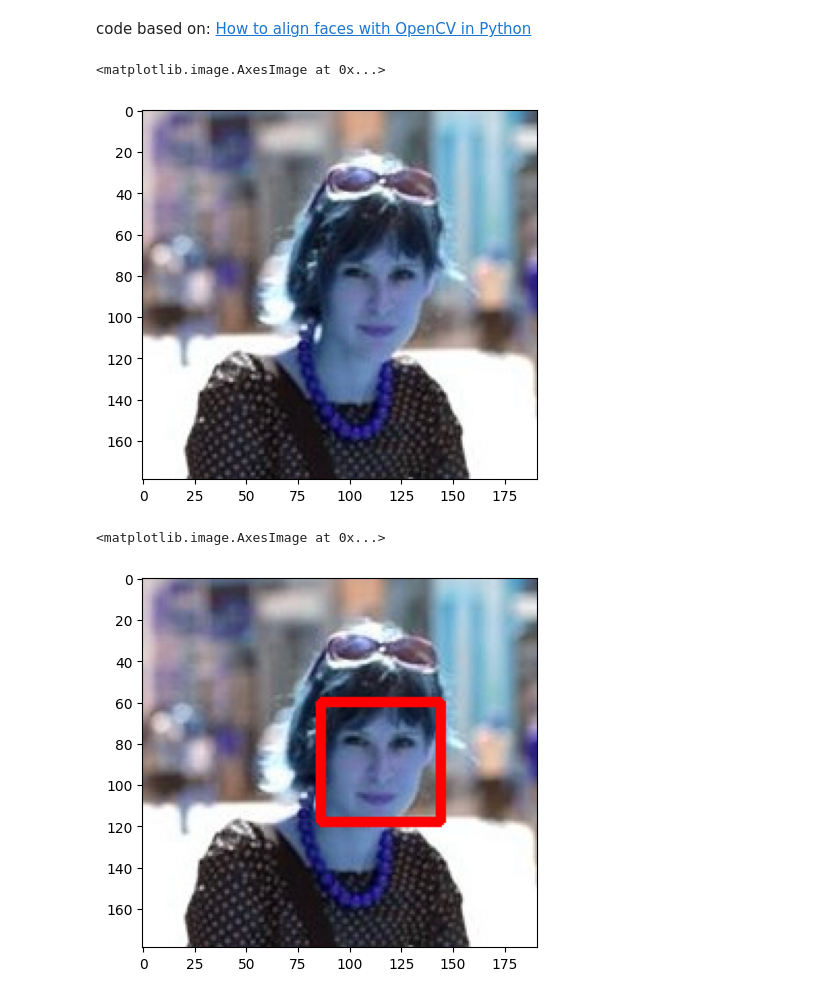
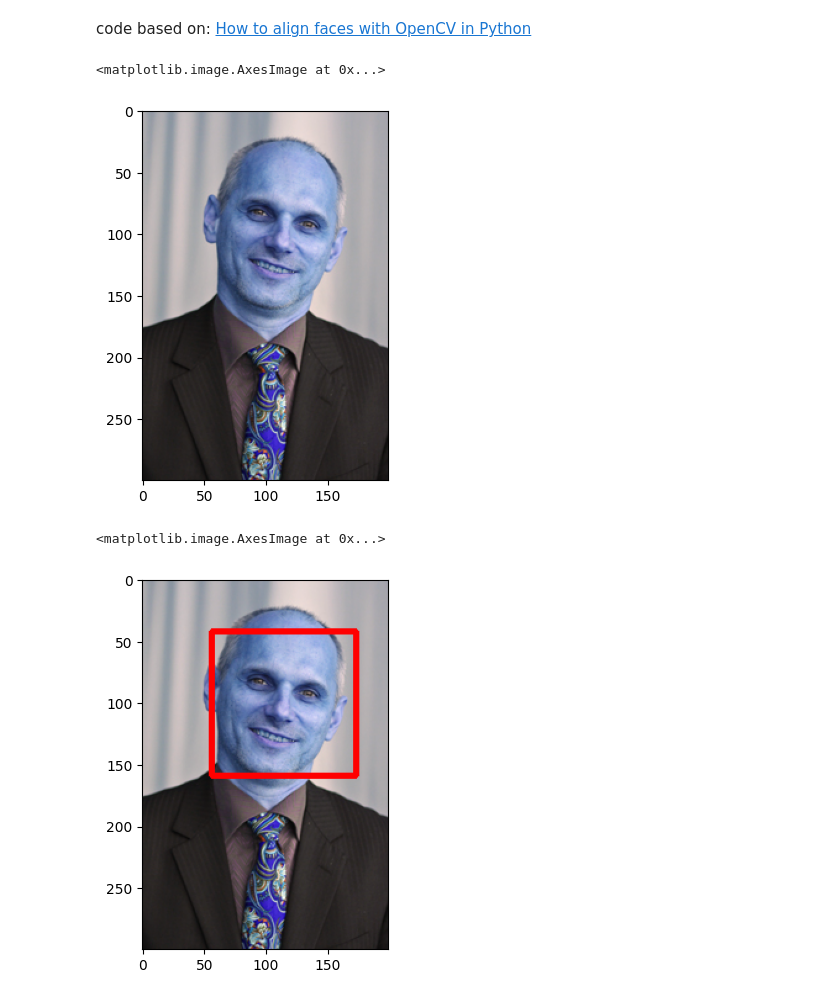
Before and after one commit to vikion/eigenfaces, a Jupyter notebook: face_alignment_demo.ipynb, the cells around one changed output. Saved outputs shown, nothing was run; the diff lists cells and outputs as text; code cells hidden in the pictures.

```diff
--- a/face_alignment_demo.ipynb
+++ b/face_alignment_demo.ipynb
@@ -10,10 +10,13 @@ eye_cascade = cv2.CascadeClassifier(cv2.data.haarcascades + "haarcascade_eye.xml
 # %%
 img = cv2.imread('./kdmfi-kjp-ktvs-turany/photos/leginusova1-ktvs.jpg')
 img = cv2.imread('./photos/AIN extra_Barbora Cimrova.jpg')
+img = cv2.imread('./photos/KTVS_leginusova1-ktvs.jpg')
+img = cv2.imread('./photos/MAT_kollar53.jpg')
+img = cv2.imread('./photos/AIN_Roman Durikovic.jpg')
 plt.imshow(img)
 # %% [output]
 <matplotlib.image.AxesImage at 0x...>
-[figure, old version]
+[figure, new version]
 # %%
 grayscale = cv2.cvtColor(img, cv2.COLOR_BGR2GRAY)
 faces = face_cascade.detectMultiScale(grayscale, 1.1, 4)
@@ -28,7 +31,7 @@ cv2.rectangle(img, (x,y) ,(x+w, y+h), (255,0,0), 3)
 plt.imshow(img)
 # %% [output]
 <matplotlib.image.AxesImage at 0x...>
-[figure, old version]
+[figure, new version]
 # %%
 # crop picture to show only head area (detected face and some neighbourhood)
 x , y,  w,  h = face
```
Also changed, not shown: parts of 7 cells of this notebook, 1 other file.
